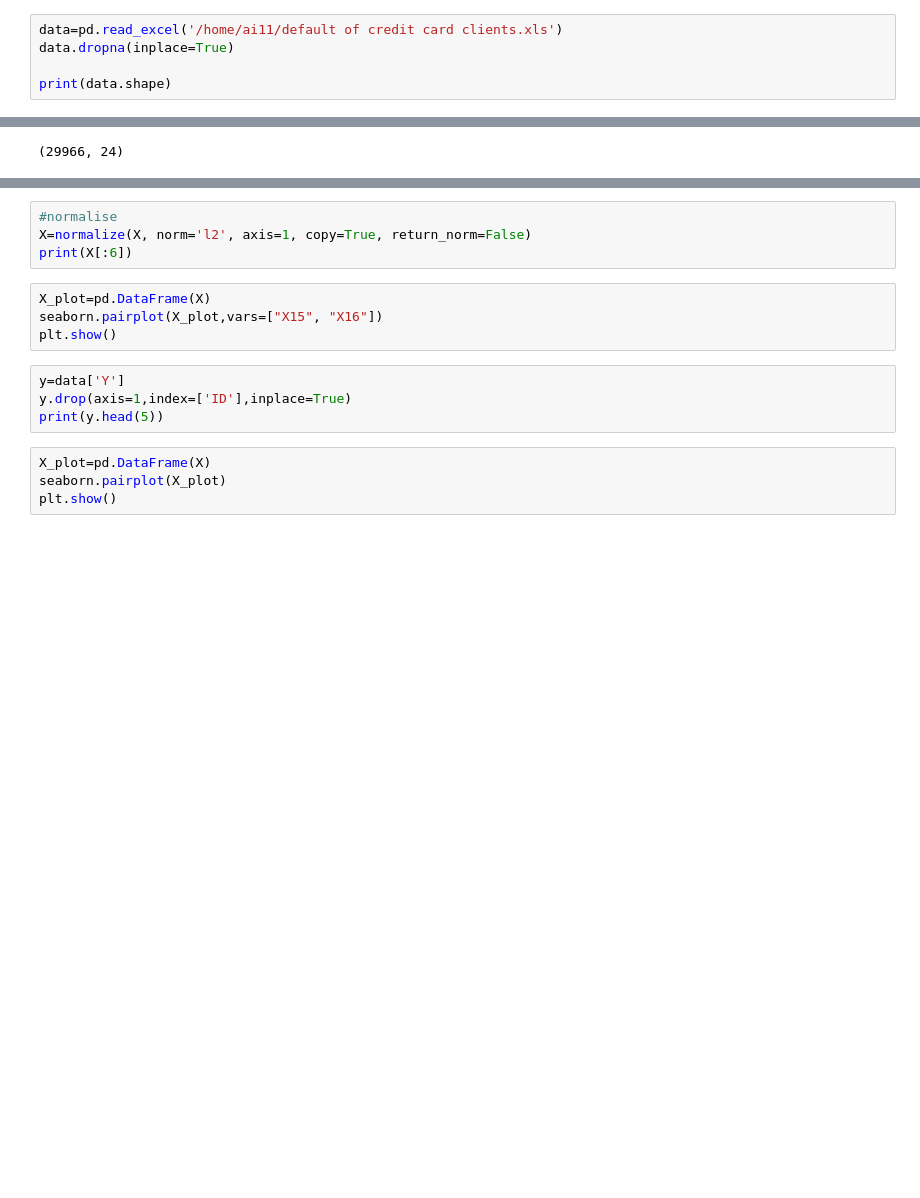
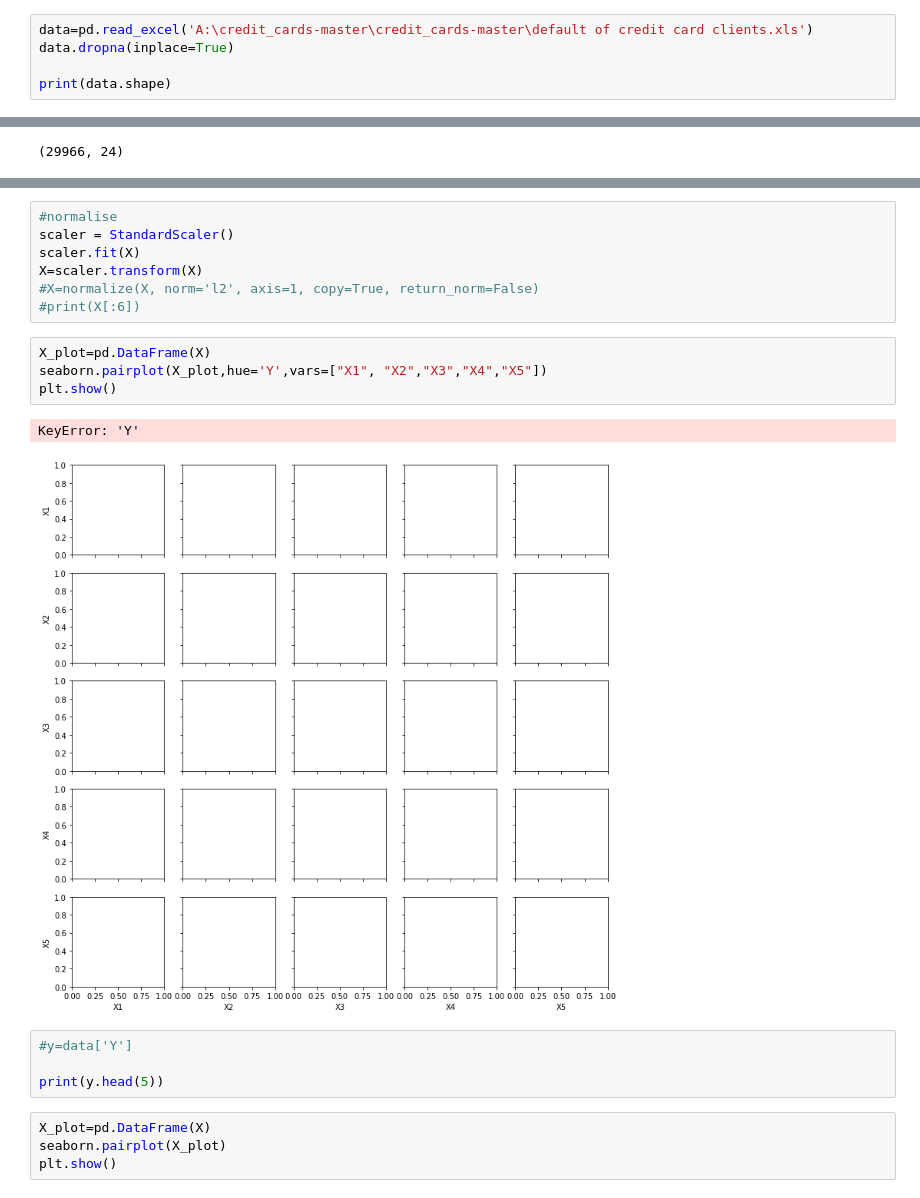
Before and after one commit to PaulMDavid/credit_cards, a Jupyter notebook: banksyy.py.ipynb, the cells around one changed output, grey strips where cells are left out. Cells and saved outputs as stored; diff of their text form; blank space fills up the shorter version.

```diff
--- a/banksyy.py.ipynb
+++ b/banksyy.py.ipynb
@@ -17,5 +18,5 @@ Using TensorFlow backend.
 # %%
-data=pd.read_excel('/home/ai11/default of credit card clients.xls')
+data=pd.read_excel('A:\credit_cards-master\credit_cards-master\default of credit card clients.xls')
 data.dropna(inplace=True)
 
 print(data.shape)
@@ -46,14 +62,20 @@ X.head()
 # %%
 #normalise
-X=normalize(X, norm='l2', axis=1, copy=True, return_norm=False)
-print(X[:6])
+scaler = StandardScaler()
+scaler.fit(X)
+X=scaler.transform(X)
+#X=normalize(X, norm='l2', axis=1, copy=True, return_norm=False)
+#print(X[:6])
 # %%
 X_plot=pd.DataFrame(X)
-seaborn.pairplot(X_plot,vars=["X15", "X16"])
+seaborn.pairplot(X_plot,hue='Y',vars=["X1", "X2","X3","X4","X5"])
 plt.show()
+# %% [output]
+KeyError: 'Y'
+[figure, added]
 # %%
-y=data['Y']
-y.drop(axis=1,index=['ID'],inplace=True)
+#y=data['Y']
+
 print(y.head(5))
 # %%
 X_plot=pd.DataFrame(X)
```
Also changed, not shown: parts of 11 cells of this notebook.
